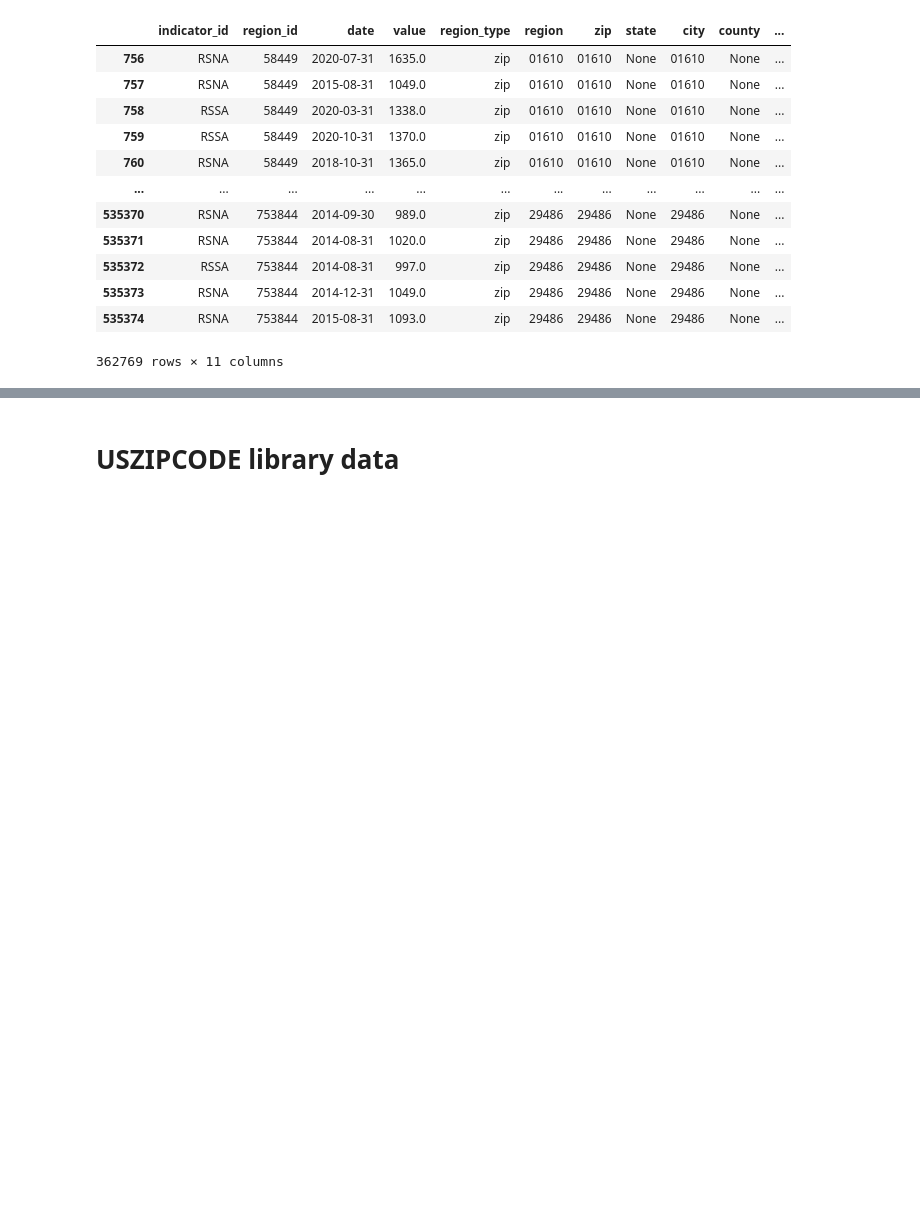
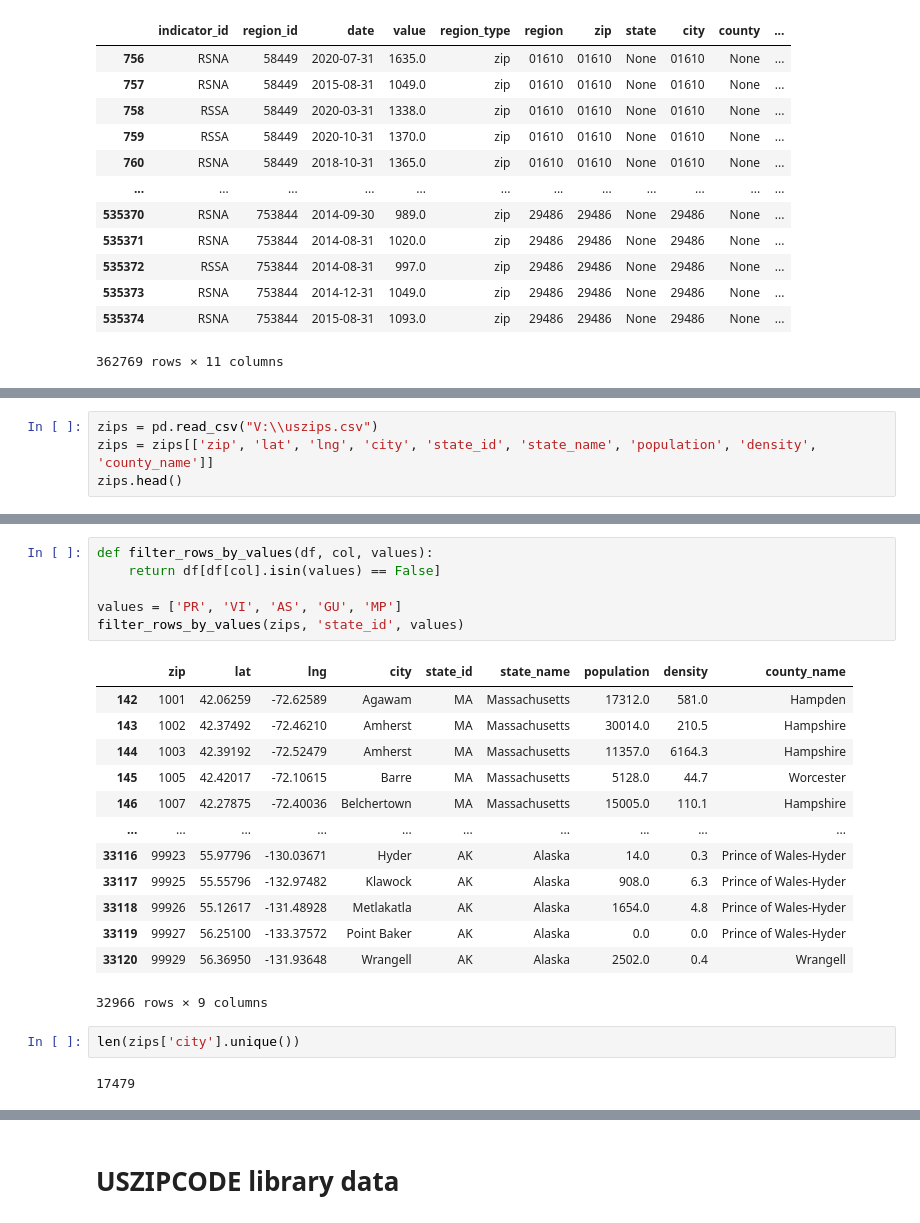
Before and after one commit to BloomTech-Labs/PT17_cityspire-f-ds, a Jupyter notebook: notebooks/exploratory/real_estate.ipynb, the cells around one changed output, grey strips where cells are left out. Saved outputs shown, nothing was run; the diff lists cells and outputs as text; blank space fills up the shorter version.

```diff
--- a/notebooks/exploratory/real_estate.ipynb
+++ b/notebooks/exploratory/real_estate.ipynb
@@ -400,0 +403,4 @@ rent_per_region[rent_per_region['city'].str.contains(r"^\d+$")]
+# %%
+zips = pd.read_csv("V:\\uszips.csv")
+zips = zips[['zip', 'lat', 'lng', 'city', 'state_id', 'state_name', 'population', 'density', 'county_name']]
+zips.head()
@@ -400,0 +423,24 @@ rent_per_region[rent_per_region['city'].str.contains(r"^\d+$")]
+# %%
+def filter_rows_by_values(df, col, values):
+    return df[df[col].isin(values) == False]
+
+values = ['PR', 'VI', 'AS', 'GU', 'MP']
+filter_rows_by_values(zips, 'state_id', values)
+# %% [output]
+|  | zip | lat | lng | city | state_id | state_name | population | density | county_name |
+| 142 | 1001 | 42.06259 | -72.62589 | Agawam | MA | Massachusetts | 17312.0 | 581.0 | Hampden |
+| 143 | 1002 | 42.37492 | -72.46210 | Amherst | MA | Massachusetts | 30014.0 | 210.5 | Hampshire |
+| 144 | 1003 | 42.39192 | -72.52479 | Amherst | MA | Massachusetts | 11357.0 | 6164.3 | Hampshire |
+| 145 | 1005 | 42.42017 | -72.10615 | Barre | MA | Massachusetts | 5128.0 | 44.7 | Worcester |
+| 146 | 1007 | 42.27875 | -72.40036 | Belchertown | MA | Massachusetts | 15005.0 | 110.1 | Hampshire |
+| ... | ... | ... | ... | ... | ... | ... | ... | ... | ... |
+| 33116 | 99923 | 55.97796 | -130.03671 | Hyder | AK | Alaska | 14.0 | 0.3 | Prince of Wales-Hyder |
+| 33117 | 99925 | 55.55796 | -132.97482 | Klawock | AK | Alaska | 908.0 | 6.3 | Prince of Wales-Hyder |
+| 33118 | 99926 | 55.12617 | -131.48928 | Metlakatla | AK | Alaska | 1654.0 | 4.8 | Prince of Wales-Hyder |
+| 33119 | 99927 | 56.25100 | -133.37572 | Point Baker | AK | Alaska | 0.0 | 0.0 | Prince of Wales-Hyder |
+| 33120 | 99929 | 56.36950 | -131.93648 | Wrangell | AK | Alaska | 2502.0 | 0.4 | Wrangell |
+32966 rows × 9 columns
+# %%
+len(zips['city'].unique())
+# %% [output]
+17479
```
Also changed, not shown: parts of 9 cells of this notebook.
